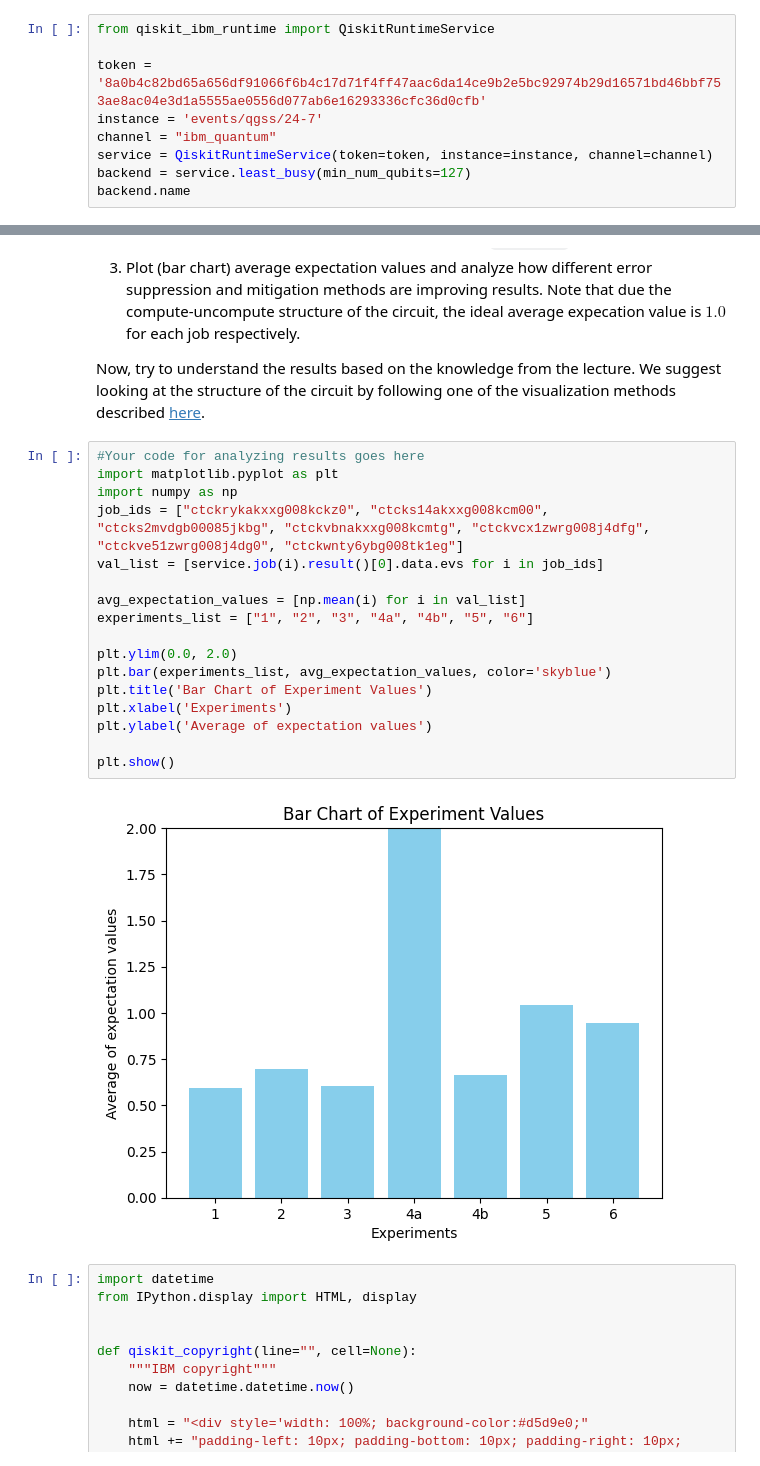
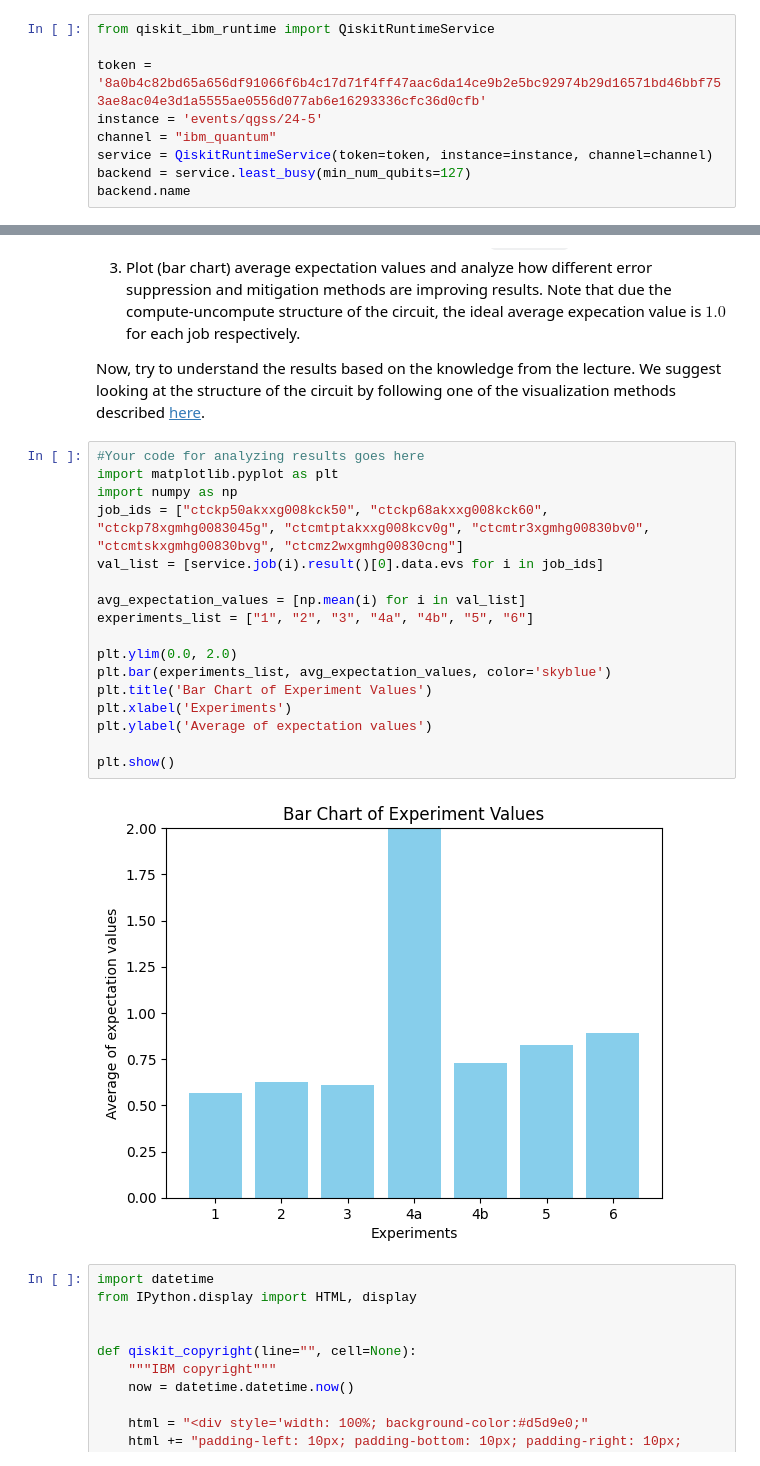
Before and after one commit to WEEKEAT-LIM/Qiskit-Global-Summer-School-2024, a Jupyter notebook: labs/lab3/lab3.ipynb, the cells around one changed output, grey strips where cells are left out. Saved outputs shown, nothing was run; the diff lists cells and outputs as text.

```diff
--- a/labs/lab3/lab3.ipynb
+++ b/labs/lab3/lab3.ipynb
@@ -68,7 +68,7 @@ You must optimize your circuit (and observables) and make them target hardware c
 from qiskit_ibm_runtime import QiskitRuntimeService
 
 token = '8a0b4c82bd65a656df91066f6b4c17d71f4ff47aac6da14ce9b2e5bc92974b29d16571bd46bbf753ae8ac04e3d1a5555ae0556d077ab6e16293336cfc36d0cfb'
-instance = 'events/qgss/24-7'
+instance = 'events/qgss/24-5'
 channel = "ibm_quantum"
 service = QiskitRuntimeService(token=token, instance=instance, channel=channel)
 backend = service.least_busy(min_num_qubits=127)
@@ -303,22 +303,22 @@ Now, try to understand the results based on the knowledge from the lecture. We s
 # %%
 #Your code for analyzing results goes here
 import matplotlib.pyplot as plt
 import numpy as np
-job_ids = ["ctckrykakxxg008kckz0", "ctcks14akxxg008kcm00", "ctcks2mvdgb00085jkbg", "ctckvbnakxxg008kcmtg", "ctckvcx1zwrg008j4dfg", "ctckve51zwrg008j4dg0", "ctckwnty6ybg008tk1eg"]
+job_ids = ["ctckp50akxxg008kck50", "ctckp68akxxg008kck60", "ctckp78xgmhg0083045g", "ctcmtptakxxg008kcv0g", "ctcmtr3xgmhg00830bv0", "ctcmtskxgmhg00830bvg", "ctcmz2wxgmhg00830cng"]
 val_list = [service.job(i).result()[0].data.evs for i in job_ids]
 
 avg_expectation_values = [np.mean(i) for i in val_list]
 experiments_list = ["1", "2", "3", "4a", "4b", "5", "6"]
 
 plt.ylim(0.0, 2.0)
 plt.bar(experiments_list, avg_expectation_values, color='skyblue')
 plt.title('Bar Chart of Experiment Values')
 plt.xlabel('Experiments')
 plt.ylabel('Average of expectation values')
 
 plt.show()
 # %% [output]
-[figure, old version]
+[figure, new version]
 # %%
 import datetime
 from IPython.display import HTML, display
```
Also changed, not shown: 1 other file.
